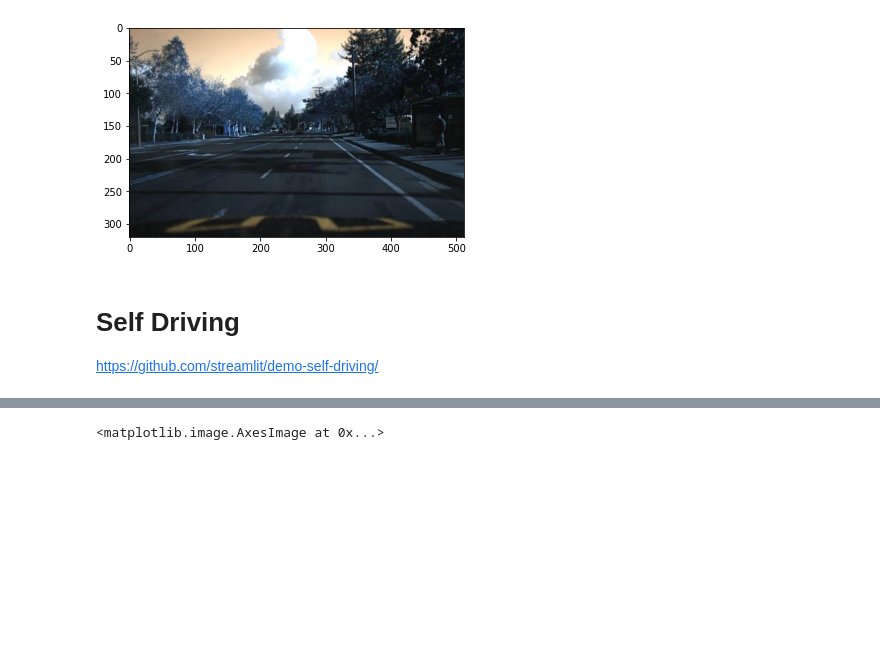
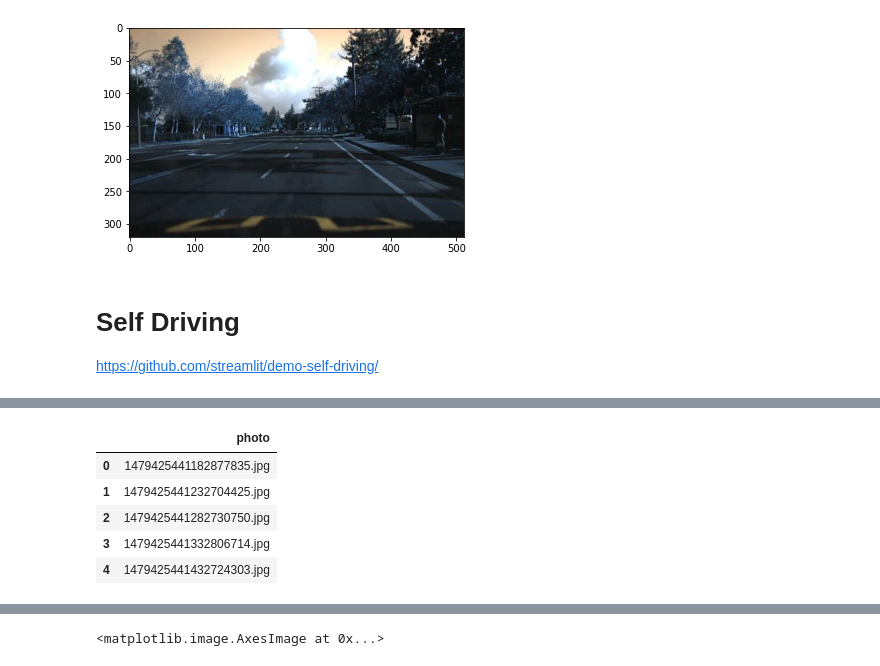
Before and after one commit to slevin48/self-driving, a Jupyter notebook: self-driving.ipynb, the cells around one changed output, grey strips where cells are left out. Drawn from its saved outputs; the diff is of its cells as text; code cells hidden in the pictures; blank space fills up the shorter version.

```diff
--- a/self-driving.ipynb
+++ b/self-driving.ipynb
@@ -15,0 +28,10 @@ import os, urllib, cv2
+# %%
+list_frame = pd.read_csv('Ch2_001/photos.csv')
+list_frame.head()
+# %% [output]
+|  | photo |
+| 0 | 1479425441182877835.jpg |
+| 1 | 1479425441232704425.jpg |
+| 2 | 1479425441282730750.jpg |
+| 3 | 1479425441332806714.jpg |
+| 4 | 1479425441432724303.jpg |
```
Also changed, not shown: parts of 10 cells of this notebook, 6 other files.
